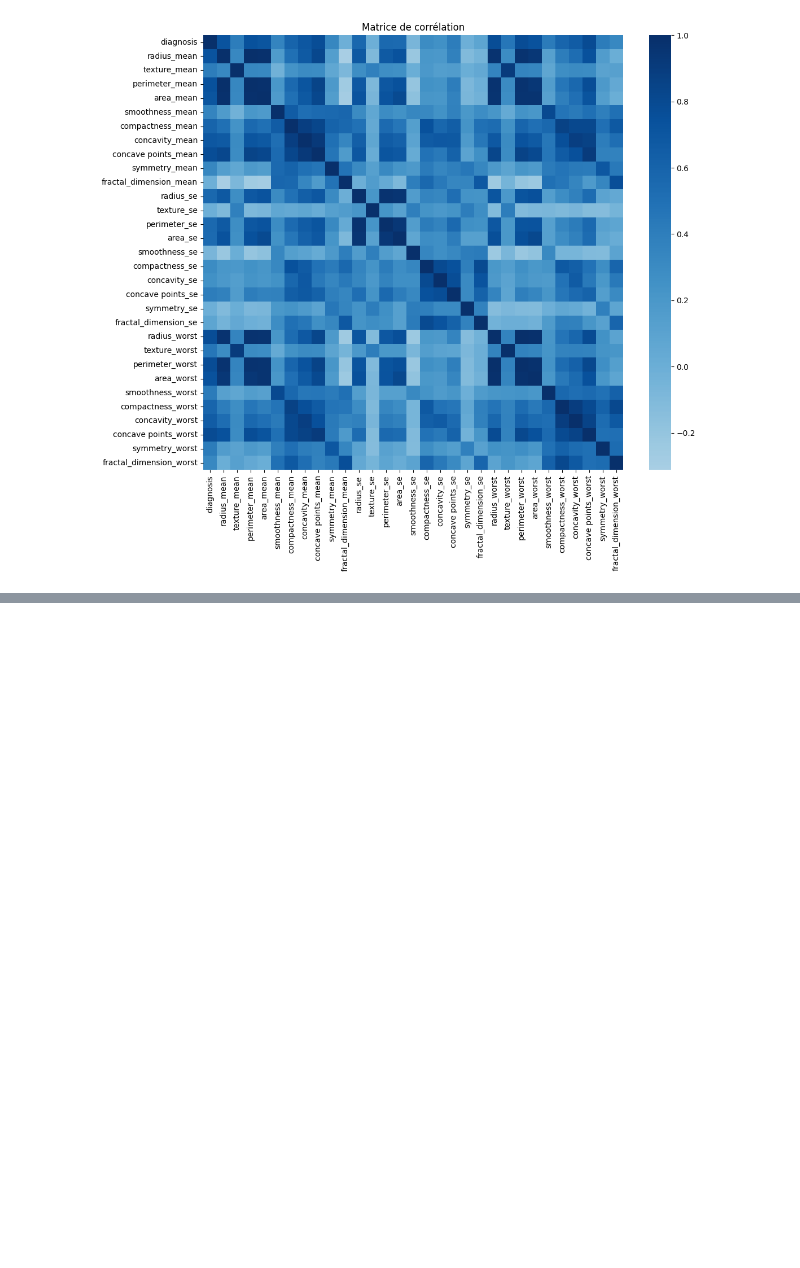
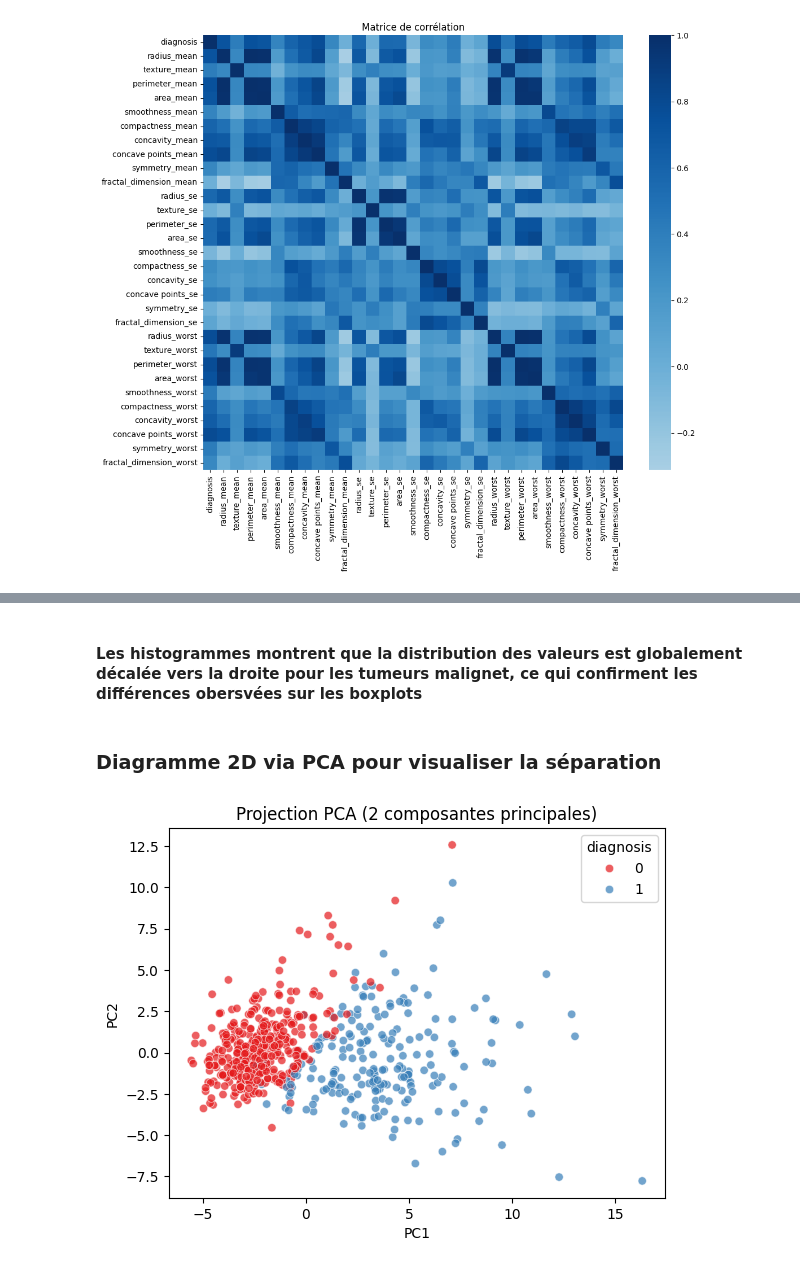
Before and after one commit to RSoups11/Apprentissage_Projet, a Jupyter notebook: notebooks/exploration.ipynb, the cells around one changed output, grey strips where cells are left out. Drawn from its saved outputs; the diff is of its cells as text; code cells hidden in the pictures; blank space fills up the shorter version.

```diff
--- a/notebooks/exploration.ipynb
+++ b/notebooks/exploration.ipynb
@@ -204,0 +278,24 @@ df.to_csv("../data/data_clean.csv")
+# %% [markdown]
+#### Les histogrammes montrent que la distribution des valeurs est globalement décalée vers la droite pour les tumeurs malignet, ce qui confirment les différences obersvées sur les boxplots
+# %% [markdown]
+### Diagramme 2D via PCA pour visualiser la séparation
+# %%
+from sklearn.preprocessing import StandardScaler
+from sklearn.decomposition import PCA
+
+X = df1.drop(columns=["diagnosis"])
+y = df1["diagnosis"]
+
+X_scaled = StandardScaler().fit_transform(X)
+pca = PCA(n_components=2)
+X_pca = pca.fit_transform(X_scaled)
+
+plt.figure()
+sns.scatterplot(x=X_pca[:,0], y=X_pca[:,1], hue=y, palette="Set1", alpha=0.7)
+plt.title("Projection PCA (2 composantes principales)")
+plt.xlabel("PC1")
+plt.ylabel("PC2")
+plt.legend(title="diagnosis")
+plt.show()
+# %% [output]
+[figure, added]
```
Also changed, not shown: parts of 7 cells of this notebook.
